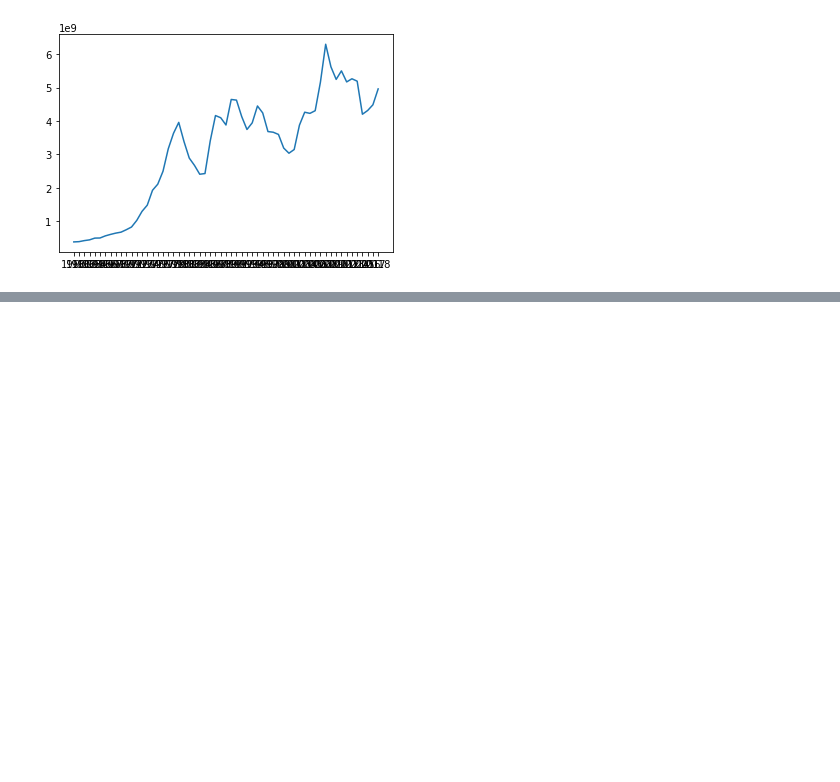
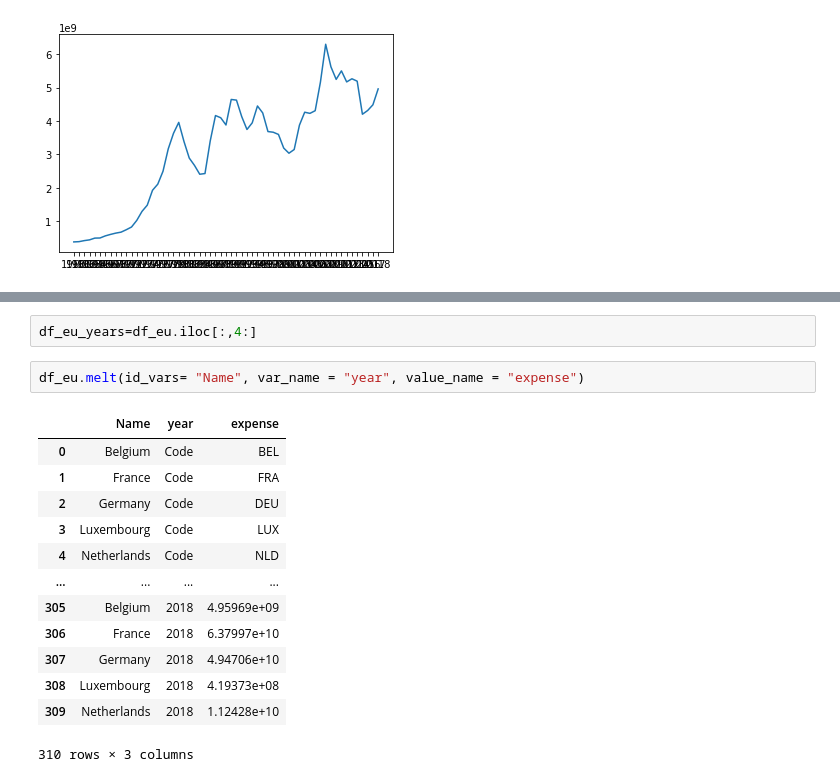
Before and after one commit to stijnverpoest/BRICS-economy, a Jupyter notebook: Military Spending.ipynb, the cells around one changed output, grey strips where cells are left out. Saved outputs shown, nothing was run; the diff lists cells and outputs as text; blank space fills up the shorter version.

```diff
--- a/Military Spending.ipynb
+++ b/Military Spending.ipynb
@@ -78,0 +81,18 @@ plt.plot(df_belgium_years_rows.year, df_belgium_years_rows.expenses)
+# %%
+df_eu_years=df_eu.iloc[:,4:]
+# %%
+df_eu.melt(id_vars= "Name", var_name = "year", value_name = "expense")
+# %% [output]
+|  | Name | year | expense |
+| 0 | Belgium | Code | BEL |
+| 1 | France | Code | FRA |
+| 2 | Germany | Code | DEU |
+| 3 | Luxembourg | Code | LUX |
+| 4 | Netherlands | Code | NLD |
+| ... | ... | ... | ... |
+| 305 | Belgium | 2018 | 4.95969e+09 |
+| 306 | France | 2018 | 6.37997e+10 |
+| 307 | Germany | 2018 | 4.94706e+10 |
+| 308 | Luxembourg | 2018 | 4.19373e+08 |
+| 309 | Netherlands | 2018 | 1.12428e+10 |
+310 rows × 3 columns
```
Also changed, not shown: parts of 10 cells of this notebook.
